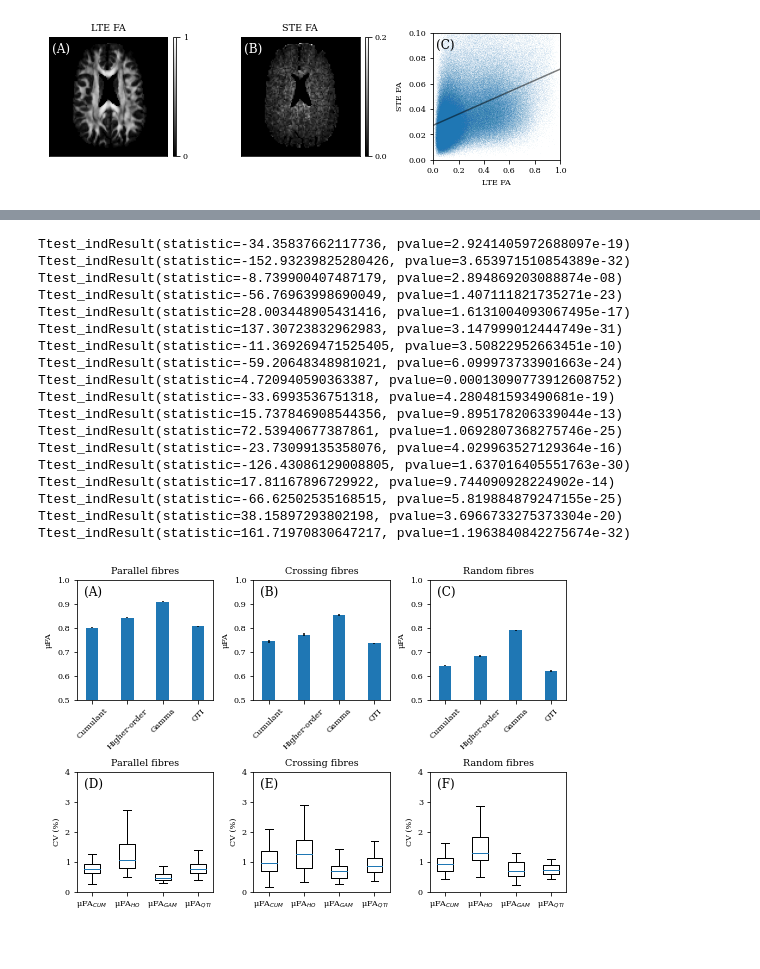
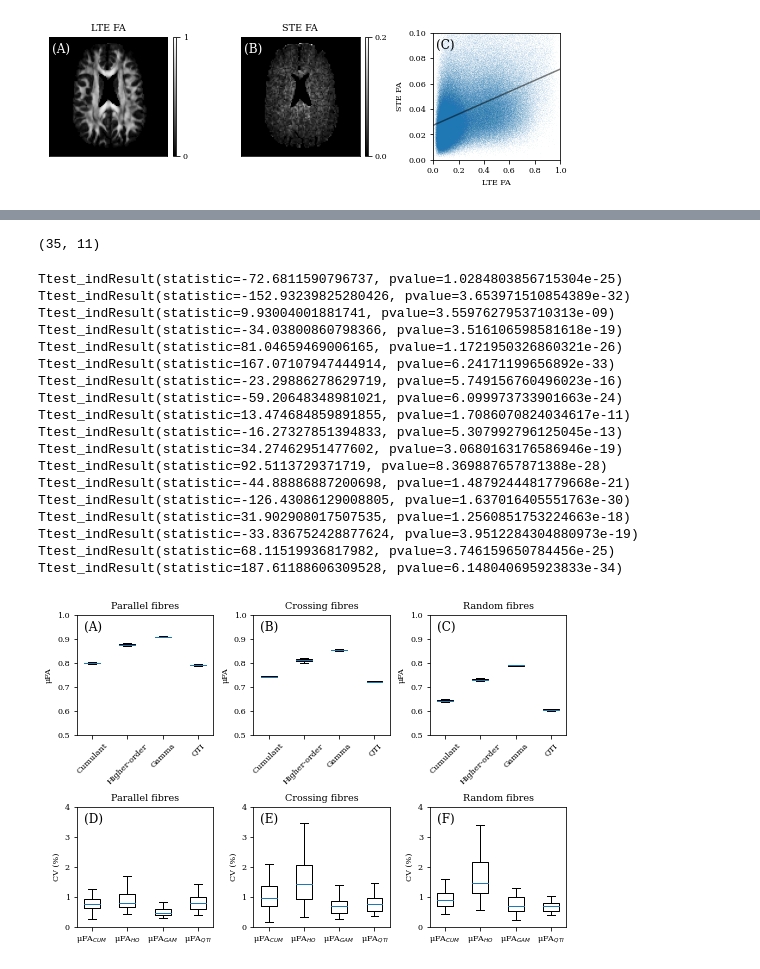
Before and after one commit to kerkelae/ufa-model-comparison, a Jupyter notebook: analysis.ipynb, the cells around one changed output, grey strips where cells are left out. Cells and saved outputs as stored; diff of their text form; code cells hidden in the pictures.

```diff
--- a/analysis.ipynb
+++ b/analysis.ipynb
@@ -605,3 +609,7 @@ LinregressResult(slope=-0.1759380377701903, intercept=0.21974431248711318, rvalu
+# %%
+ph_cum_uFA[ROI_para].shape
+# %% [output]
+(35, 11)
 # %%
 # Create the phantom figure
 
@@ -635,22 +643,28 @@ mu = .25 * (np.mean(ph_cum_uFA[ph_mask])
             + np.mean(ph_gam_uFA[ph_mask])
             + np.mean(ph_qti_uFA[ph_mask]))
 for i, roi in enumerate([ROI_para, ROI_cros, ROI_rand]):
-    ax[0, i].bar(x=pos, height=[np.mean(ph_cum_uFA[roi]),
-                                np.mean(ph_ho_uFA[roi]),
-                                np.mean(ph_gam_uFA[roi]),
-                                np.mean(ph_qti_uFA[roi])],
-                 yerr=[np.std(np.mean(ph_cum_uFA[roi], axis=0)),
-                       np.std(np.mean(ph_ho_uFA[roi], axis=0)),
-                       np.std(np.mean(ph_gam_uFA[roi], axis=0)),
-                       np.std(np.mean(ph_qti_uFA[roi], axis=0))], width=.25)
-    ax[0, i].set_ylim([0, 1])
+    #ax[0, i].bar(x=pos, height=[np.mean(ph_cum_uFA[roi]),
+    #                            np.mean(ph_ho_uFA[roi]),
+    #                            np.mean(ph_gam_uFA[roi]),
+    #                            np.mean(ph_qti_uFA[roi])],
+    #             yerr=[np.std(np.mean(ph_cum_uFA[roi], axis=0)),
+    #                   np.std(np.mean(ph_ho_uFA[roi], axis=0)),
+    #                   np.std(np.mean(ph_gam_uFA[roi], axis=0)),
+    #                   np.std(np.mean(ph_qti_uFA[roi], axis=0))], width=.25)
+    ax[0, i].boxplot([np.mean(ph_cum_uFA[roi], axis=0),
+                      np.mean(ph_ho_uFA[roi], axis=0),
+                      np.mean(ph_gam_uFA[roi], axis=0),
+                      np.mean(ph_qti_uFA[roi], axis=0)],
+                     positions=pos,
+                     medianprops={'color' : 'tab:blue'},
+                     showfliers=False)
     ax[1, i].boxplot([100 * np.std(ph_cum_uFA[roi], axis=1) / mu,
                       100 * np.std(ph_ho_uFA[roi], axis=1) / mu,
                       100 * np.std(ph_gam_uFA[roi], axis=1) / mu,
                       100 * np.std(ph_qti_uFA[roi], axis=1) / mu],
-                      positions=pos,
-                      medianprops={'color' : 'tab:blue'},
-                      showfliers=False)
+                     positions=pos,
+                     medianprops={'color' : 'tab:blue'},
+                     showfliers=False)
     ax[0, i].set_ylim([.5, 1])
     ax[0, i].set_ylabel('μFA')
     ax[1, i].set_ylim([0, 4])
@@ -665,49 +679,49 @@ for i, roi in enumerate([ROI_para, ROI_cros, ROI_rand]):
                                 np.mean(ph_gam_uFA[roi], axis=0)))
     print(scipy.stats.ttest_ind(np.mean(ph_ho_uFA[roi], axis=0),
                                 np.mean(ph_qti_uFA[roi], axis=0)))
     print(scipy.stats.ttest_ind(np.mean(ph_gam_uFA[roi], axis=0),
                                 np.mean(ph_qti_uFA[roi], axis=0)))
 
 titles = ['Parallel fibres', 'Crossing fibres', 'Random fibres']
 labels = ['(A)', '(B)', '(C)', '(D)', '(E)', '(F)']
 for i in range(2):
     for j in range(3):
         ax[i, j].set_title(titles[j])
         ax[i, j].set_xticks(pos)
         ax[i, j].set_xlim([-.3, 2.4])
         k = i * 3 + j
         ax[i, j].text(0.05, 0.95, labels[k], verticalalignment='top',
                       horizontalalignment='left', transform=ax[i, j].transAxes,
                       size=label_font_size)
         ax[0, j].set_xticklabels(['Cumulant', 'Higher-order', 'Gamma', 'QTI'],
                                  rotation=45)
         ax[1, j].set_xticklabels(['μFA$_{CUM}$',
                                   'μFA$_{HO}$',
                                   'μFA$_{GAM}$',
                                   'μFA$_{QTI}$'])
 fig.tight_layout()
 plt.show()
 fig.savefig('../LaTeX/Figures/phantom.pdf')
 # %% [output]
-Ttest_indResult(statistic=-34.35837662117736, pvalue=2.9241405972688097e-19)
+Ttest_indResult(statistic=-72.6811590796737, pvalue=1.0284803856715304e-25)
 Ttest_indResult(statistic=-152.93239825280426, pvalue=3.653971510854389e-32)
-Ttest_indResult(statistic=-8.739900407487179, pvalue=2.894869203088874e-08)
-Ttest_indResult(statistic=-56.76963998690049, pvalue=1.407111821735271e-23)
-Ttest_indResult(statistic=28.003448905431416, pvalue=1.6131004093067495e-17)
-Ttest_indResult(statistic=137.30723832962983, pvalue=3.147999012444749e-31)
-Ttest_indResult(statistic=-11.369269471525405, pvalue=3.50822952663451e-10)
+Ttest_indResult(statistic=9.93004001881741, pvalue=3.5597627953710313e-09)
+Ttest_indResult(statistic=-34.03800860798366, pvalue=3.516106598581618e-19)
+Ttest_indResult(statistic=81.04659469006165, pvalue=1.1721950326860321e-26)
+Ttest_indResult(statistic=167.07107947444914, pvalue=6.24171199656892e-33)
+Ttest_indResult(statistic=-23.29886278629719, pvalue=5.749156760496023e-16)
 Ttest_indResult(statistic=-59.20648348981021, pvalue=6.099973733901663e-24)
-Ttest_indResult(statistic=4.720940590363387, pvalue=0.00013090773912608752)
-Ttest_indResult(statistic=-33.6993536751318, pvalue=4.280481593490681e-19)
-Ttest_indResult(statistic=15.737846908544356, pvalue=9.895178206339044e-13)
-Ttest_indResult(statistic=72.53940677387861, pvalue=1.0692807368275746e-25)
-Ttest_indResult(statistic=-23.73099135358076, pvalue=4.029963527129364e-16)
+Ttest_indResult(statistic=13.474684859891855, pvalue=1.7086070824034617e-11)
+Ttest_indResult(statistic=-16.27327851394833, pvalue=5.307992796125045e-13)
+Ttest_indResult(statistic=34.27462951477602, pvalue=3.0680163176586946e-19)
+Ttest_indResult(statistic=92.5113729371719, pvalue=8.369887657871388e-28)
+Ttest_indResult(statistic=-44.88886887200698, pvalue=1.4879244481779668e-21)
 Ttest_indResult(statistic=-126.43086129008805, pvalue=1.637016405551763e-30)
-Ttest_indResult(statistic=17.81167896729922, pvalue=9.744090928224902e-14)
-Ttest_indResult(statistic=-66.62502535168515, pvalue=5.819884879247155e-25)
-Ttest_indResult(statistic=38.15897293802198, pvalue=3.6966733275373304e-20)
-Ttest_indResult(statistic=161.71970830647217, pvalue=1.1963840842275674e-32)
+Ttest_indResult(statistic=31.902908017507535, pvalue=1.2560851753224663e-18)
+Ttest_indResult(statistic=-33.836752428877624, pvalue=3.9512284304880973e-19)
+Ttest_indResult(statistic=68.11519936817982, pvalue=3.746159650784456e-25)
+Ttest_indResult(statistic=187.61188606309528, pvalue=6.148040695923833e-34)
-[figure, old version]
+[figure, new version]
 # %%
 # Create the simulation figure
 
```
Also changed, not shown: parts of 4 cells of this notebook, 4 other files.
